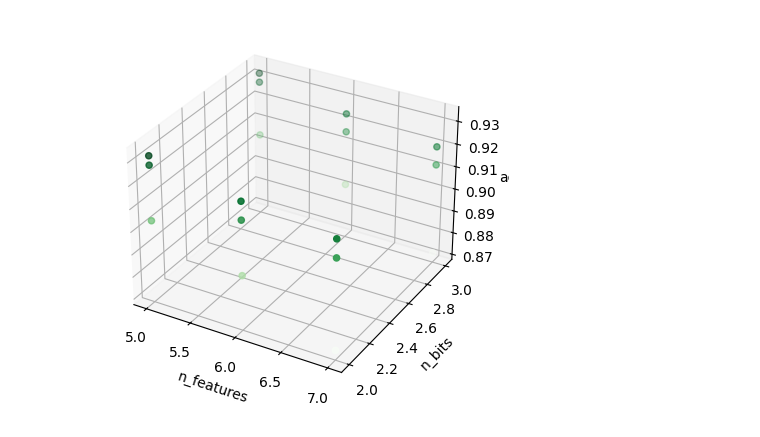
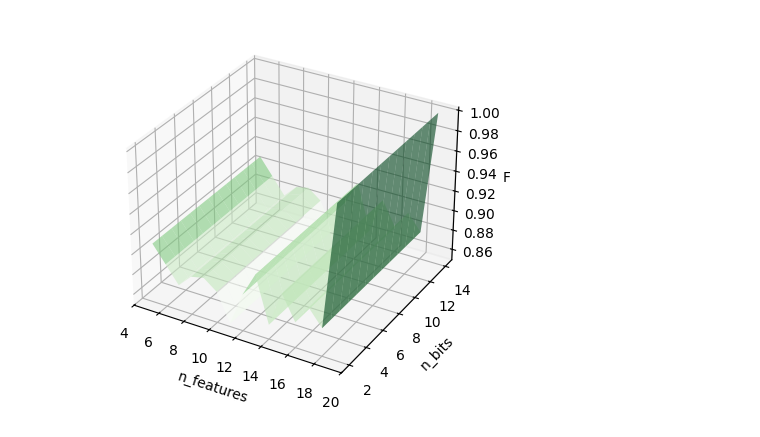
Before and after one commit to msicilia/exp-concreteml, a Jupyter notebook: explore.ipynb, the cells around one changed output. Drawn from its saved outputs; the diff is of its cells as text; code cells hidden in the pictures.

Commit message:
Added 3d visualization

```diff
--- a/explore.ipynb
+++ b/explore.ipynb
@@ -5,3 +3,7 @@ stats = pd.read_csv('./stats.csv')
+# %%
+stats_fhe = pd.read_csv('./stats_FHEDecisionTreeClassifier.csv')
+stats = pd.read_csv('./stats_DecisionTreeClassifier.csv')
+stats.drop_duplicates(subset=["max_depth", "n_features", "n_bits"], inplace=True)
 # %%
 stats
 # %% [output]
@@ -28,12 +47,24 @@ import matplotlib.pyplot as plt
 # %%
+from matplotlib.ticker import MaxNLocator
+import numpy as np
 fig = plt.figure()
 ax = plt.axes(projection='3d')
 X = stats['n_features']
 Y = stats['n_bits']
-Z = stats['accuracy']
-ax.scatter3D(X, Y, Z, c=Z, cmap='Greens')
+Z = stats['f1']
+# Create a grid for the surface plot
+X_grid, Y_grid = np.meshgrid(np.unique(X), np.unique(Y))
+Z_grid = np.array([np.interp(X_grid[i], X, Z) for i in range(len(Y_grid))])
+
+# Plot the surface
+ax.plot_surface(X_grid, Y_grid, Z_grid, cmap='Greens', alpha=0.6)
+
+# Scatter plot
+#ax.scatter3D(X, Y, Z, c=Z, cmap='Greens', alpha=0.5)
 ax.set_xlabel('n_features')
+ax.yaxis.set_major_locator(MaxNLocator(integer=True))
+
 ax.set_ylabel('n_bits')
-ax.set_zlabel('acc');
+ax.set_zlabel('F1');
 # %% [output]
-[figure, old version]
+[figure, new version]
```
Also changed, not shown: parts of 3 cells of this notebook.
